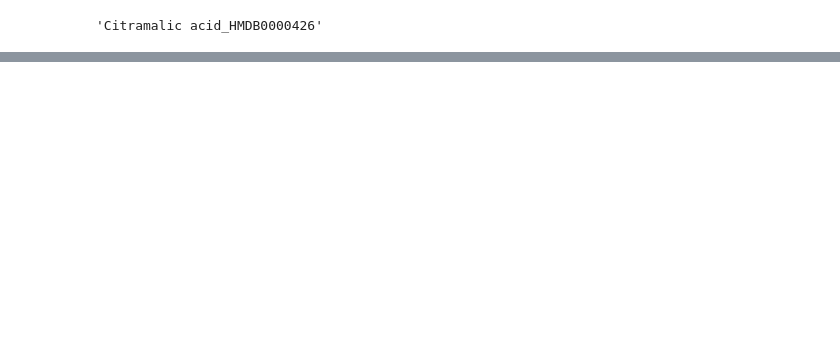
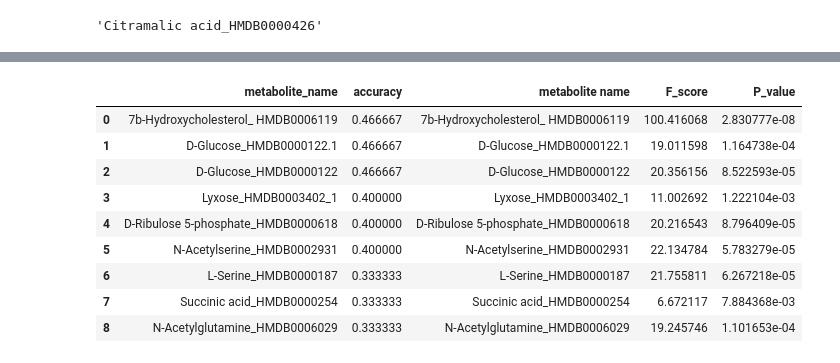
Before and after one commit to jiaqiw9/interpretation-of-metabolomics, a Jupyter notebook: feature_analysis/DS Project.ipynb, the cells around one changed output, grey strips where cells are left out. Cells and saved outputs as stored; diff of their text form; code cells hidden in the pictures; blank space fills up the shorter version.

Commit message:
Embedding result v1

```diff
--- a/feature_analysis/DS Project.ipynb
+++ b/feature_analysis/DS Project.ipynb
@@ -281,0 +289,3 @@ fdfdasfdsafdsafdsaf
+# %%
+small_data = pd.read_csv('small_data.csv')
+small_data
@@ -281,0 +310,11 @@ fdfdasfdsafdsafdsaf
+# %%
+from sklearn.decomposition import PCA
+from sklearn.preprocessing import MinMaxScaler
+
+X = small_data.iloc[:,1:]
+scaler = MinMaxScaler()
+scaler.fit(X)
+X_centered = scaler.transform(X)
+
+y = small_data['Group']
+y = pd.factorize(y)[0]
@@ -281,0 +388,4 @@ fdfdasfdsafdsafdsaf
+# %%
+result = pd.DataFrame({'metabolite_name':metabolite_name,'accuracy':acc_lst,'macro_precision':macro_precision_lst})
+result = result.sort_values(by='accuracy',ascending=False)
+result.head()
@@ -281,0 +420,3 @@ fdfdasfdsafdsafdsaf
+# %%
+result_f = pd.read_excel('metabolite_f.xlsx').iloc[:,1:]
+comb_f_svm = result.merge(result_f,how='left',left_on='metabolite_name',right_on='metabolite name')
@@ -281,0 +437,13 @@ fdfdasfdsafdsafdsaf
+# %%
+comb_f_svm[comb_f_svm['accuracy']>=0.3]
+# %% [output]
+|  | metabolite_name | accuracy | metabolite name | F_score | P_value |
+| 0 | 7b-Hydroxycholesterol_ HMDB0006119 | 0.466667 | 7b-Hydroxycholesterol_ HMDB0006119 | 100.416068 | 2.830777e-08 |
+| 1 | D-Glucose_HMDB0000122.1 | 0.466667 | D-Glucose_HMDB0000122.1 | 19.011598 | 1.164738e-04 |
+| 2 | D-Glucose_HMDB0000122 | 0.466667 | D-Glucose_HMDB0000122 | 20.356156 | 8.522593e-05 |
+| 3 | Lyxose_HMDB0003402_1 | 0.400000 | Lyxose_HMDB0003402_1 | 11.002692 | 1.222104e-03 |
+| 4 | D-Ribulose 5-phosphate_HMDB0000618 | 0.400000 | D-Ribulose 5-phosphate_HMDB0000618 | 20.216543 | 8.796409e-05 |
+| 5 | N-Acetylserine_HMDB0002931 | 0.400000 | N-Acetylserine_HMDB0002931 | 22.134784 | 5.783279e-05 |
+| 6 | L-Serine_HMDB0000187 | 0.333333 | L-Serine_HMDB0000187 | 21.755811 | 6.267218e-05 |
+| 7 | Succinic acid_HMDB0000254 | 0.333333 | Succinic acid_HMDB0000254 | 6.672117 | 7.884368e-03 |
+| 8 | N-Acetylglutamine_HMDB0006029 | 0.333333 | N-Acetylglutamine_HMDB0006029 | 19.245746 | 1.101653e-04 |
```
Also changed, not shown: parts of 20 cells of this notebook, 1 other file.
